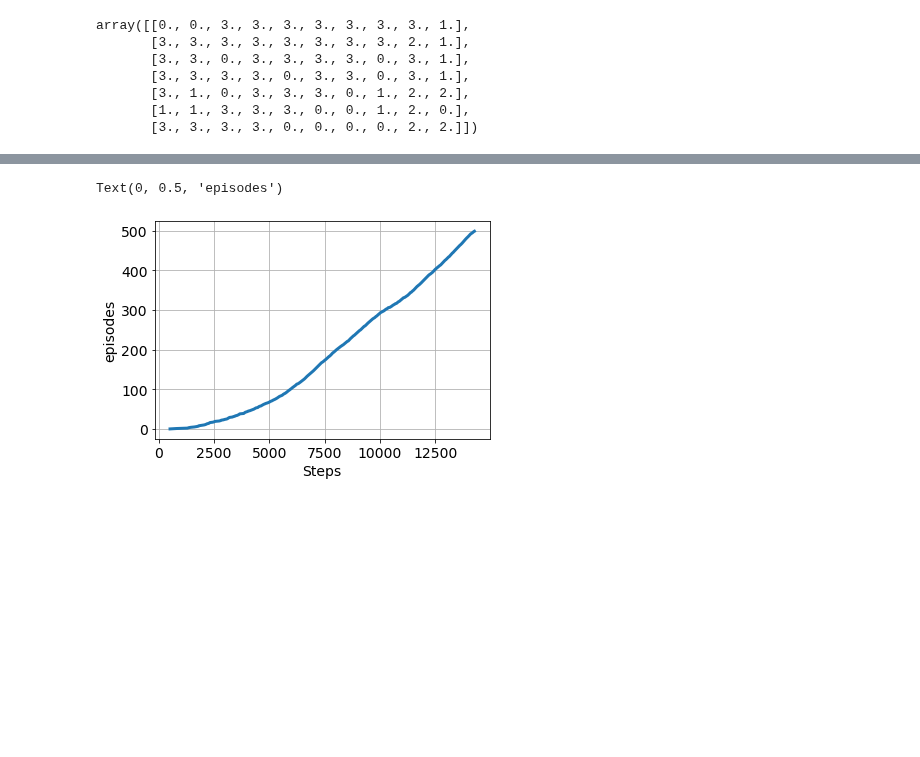
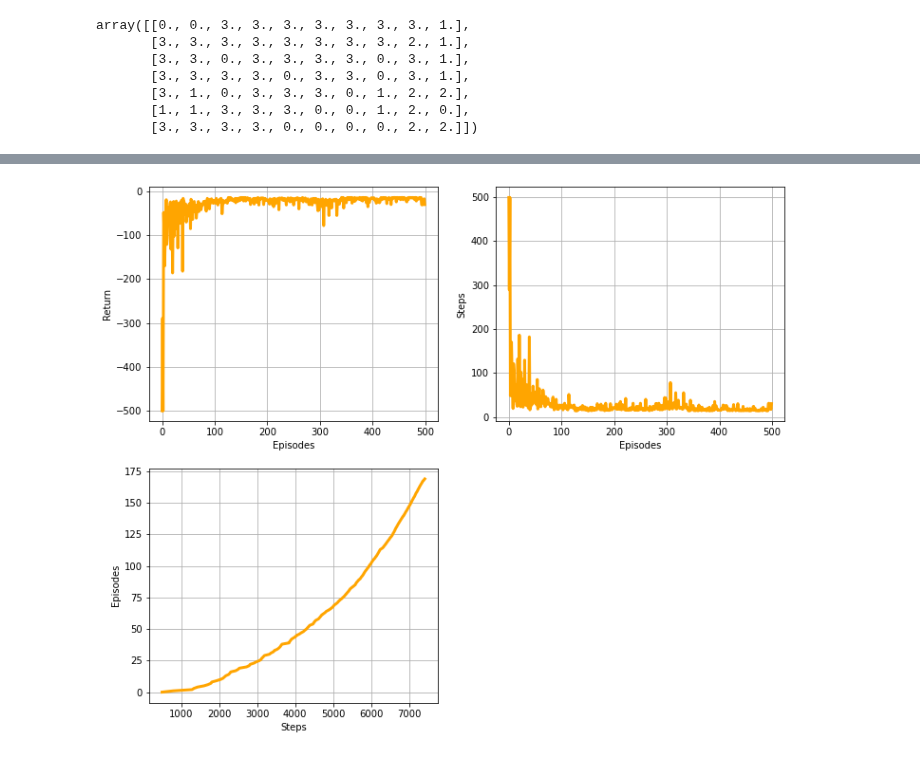
Before and after one commit to ha5ha6/judy_blog, a Jupyter notebook: _notebooks/windy_grid.ipynb, the cells around one changed output, grey strips where cells are left out. Cells and saved outputs as stored; diff of their text form; code cells hidden in the pictures; blank space fills up the shorter version.

```diff
--- a/_notebooks/windy_grid.ipynb
+++ b/_notebooks/windy_grid.ipynb
@@ -158,10 +159,25 @@ Text(7.3, 3.3, 'G')
 [figure]
 # %%
-plt.rcParams['font.size'] = '14'
-plt.plot(cnt,range(500),linewidth=3)
+
+fig=plt.figure(figsize=(12,10))
+plt.rcParams['font.size'] = '10'
+plt.subplot(221)
+plt.plot(r,linewidth=3,color='orange')
+plt.grid()
+plt.xlabel('Episodes')
+plt.ylabel('Return')
+plt.subplot(222)
+plt.plot(stp,linewidth=3,color='orange')
+plt.grid()
+plt.xlabel('Episodes')
+plt.ylabel('Steps')
+
+plt.subplot(223)
+plt.plot(cnt[:170],range(170),linewidth=3,color='orange')
 plt.grid()
 plt.xlabel('Steps')
-plt.ylabel('episodes')
+plt.ylabel('Episodes')
+
+plt.savefig('res_windygrid.png',dpi=350)
 # %% [output]
-Text(0, 0.5, 'episodes')
-[figure, old version]
+[figure, new version]
```
Also changed, not shown: parts of 2 cells of this notebook, 8 other files.
